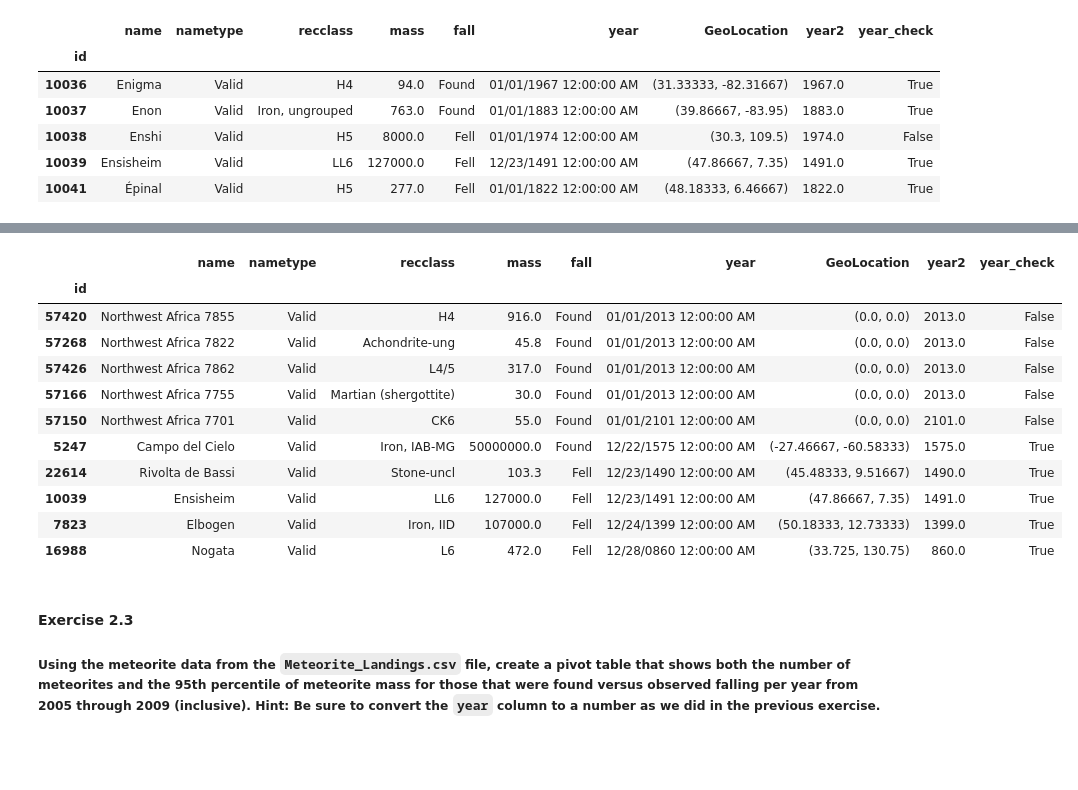
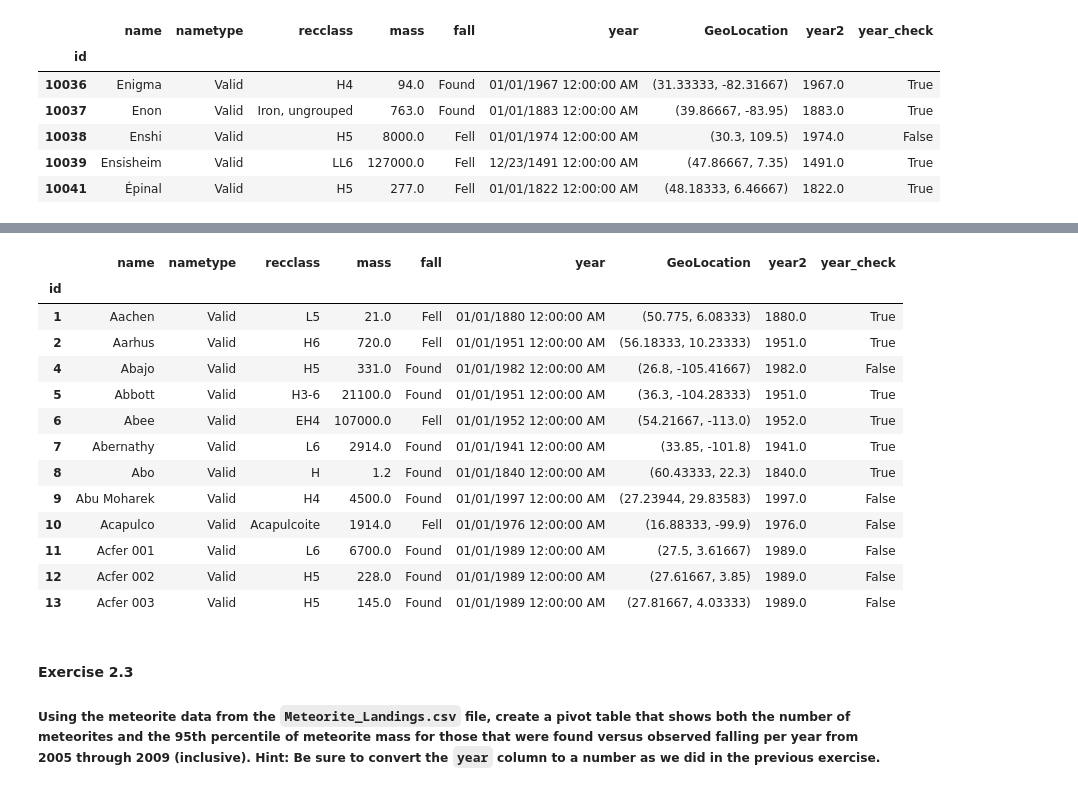
Before and after one commit to Vamir8429/Valerija_SheGoesTech, a Jupyter notebook: Day16_Pandas/workbook.ipynb, the cells around one changed output, grey strips where cells are left out. Drawn from its saved outputs; the diff is of its cells as text; code cells hidden in the pictures; blank space fills up the shorter version.

```diff
--- a/Day16_Pandas/workbook.ipynb
+++ b/Day16_Pandas/workbook.ipynb
@@ -202,20 +203,21 @@ meteorites.sort_values('year').tail(10)
 # %%
 #Fixing this with dropna method:
-meteorites = meteorites.dropna()
-meteorites.sort_values('year').tail(10)
+meteorites.query('year.notnull()').head(12)
 # %% [output]
 |  | name | nametype | recclass | mass | fall | year | GeoLocation | year2 | year_check |
 | id |  |  |  |  |  |  |  |  |  |
-| 57420 | Northwest Africa 7855 | Valid | H4 | 916.0 | Found | 01/01/2013 12:00:00 AM | (0.0, 0.0) | 2013.0 | False |
-| 57268 | Northwest Africa 7822 | Valid | Achondrite-ung | 45.8 | Found | 01/01/2013 12:00:00 AM | (0.0, 0.0) | 2013.0 | False |
-| 57426 | Northwest Africa 7862 | Valid | L4/5 | 317.0 | Found | 01/01/2013 12:00:00 AM | (0.0, 0.0) | 2013.0 | False |
-| 57166 | Northwest Africa 7755 | Valid | Martian (shergottite) | 30.0 | Found | 01/01/2013 12:00:00 AM | (0.0, 0.0) | 2013.0 | False |
-| 57150 | Northwest Africa 7701 | Valid | CK6 | 55.0 | Found | 01/01/2101 12:00:00 AM | (0.0, 0.0) | 2101.0 | False |
-| 5247 | Campo del Cielo | Valid | Iron, IAB-MG | 50000000.0 | Found | 12/22/1575 12:00:00 AM | (-27.46667, -60.58333) | 1575.0 | True |
-| 22614 | Rivolta de Bassi | Valid | Stone-uncl | 103.3 | Fell | 12/23/1490 12:00:00 AM | (45.48333, 9.51667) | 1490.0 | True |
-| 10039 | Ensisheim | Valid | LL6 | 127000.0 | Fell | 12/23/1491 12:00:00 AM | (47.86667, 7.35) | 1491.0 | True |
-| 7823 | Elbogen | Valid | Iron, IID | 107000.0 | Fell | 12/24/1399 12:00:00 AM | (50.18333, 12.73333) | 1399.0 | True |
-| 16988 | Nogata | Valid | L6 | 472.0 | Fell | 12/28/0860 12:00:00 AM | (33.725, 130.75) | 860.0 | True |
+| 1 | Aachen | Valid | L5 | 21.0 | Fell | 01/01/1880 12:00:00 AM | (50.775, 6.08333) | 1880.0 | True |
+| 2 | Aarhus | Valid | H6 | 720.0 | Fell | 01/01/1951 12:00:00 AM | (56.18333, 10.23333) | 1951.0 | True |
+| 4 | Abajo | Valid | H5 | 331.0 | Found | 01/01/1982 12:00:00 AM | (26.8, -105.41667) | 1982.0 | False |
+| 5 | Abbott | Valid | H3-6 | 21100.0 | Found | 01/01/1951 12:00:00 AM | (36.3, -104.28333) | 1951.0 | True |
+| 6 | Abee | Valid | EH4 | 107000.0 | Fell | 01/01/1952 12:00:00 AM | (54.21667, -113.0) | 1952.0 | True |
+| 7 | Abernathy | Valid | L6 | 2914.0 | Found | 01/01/1941 12:00:00 AM | (33.85, -101.8) | 1941.0 | True |
+| 8 | Abo | Valid | H | 1.2 | Found | 01/01/1840 12:00:00 AM | (60.43333, 22.3) | 1840.0 | True |
+| 9 | Abu Moharek | Valid | H4 | 4500.0 | Found | 01/01/1997 12:00:00 AM | (27.23944, 29.83583) | 1997.0 | False |
+| 10 | Acapulco | Valid | Acapulcoite | 1914.0 | Fell | 01/01/1976 12:00:00 AM | (16.88333, -99.9) | 1976.0 | False |
+| 11 | Acfer 001 | Valid | L6 | 6700.0 | Found | 01/01/1989 12:00:00 AM | (27.5, 3.61667) | 1989.0 | False |
+| 12 | Acfer 002 | Valid | H5 | 228.0 | Found | 01/01/1989 12:00:00 AM | (27.61667, 3.85) | 1989.0 | False |
+| 13 | Acfer 003 | Valid | H5 | 145.0 | Found | 01/01/1989 12:00:00 AM | (27.81667, 4.03333) | 1989.0 | False |
 # %% [markdown]
 #### Exercise 2.3
 ##### Using the meteorite data from the `Meteorite_Landings.csv` file, create a pivot table that shows both the number of meteorites and the 95th percentile of meteorite mass for those that were found versus observed falling per year from 2005 through 2009 (inclusive). Hint: Be sure to convert the `year` column to a number as we did in the previous exercise.
```
Also changed, not shown: parts of 1 cell of this notebook, 1 other file.
